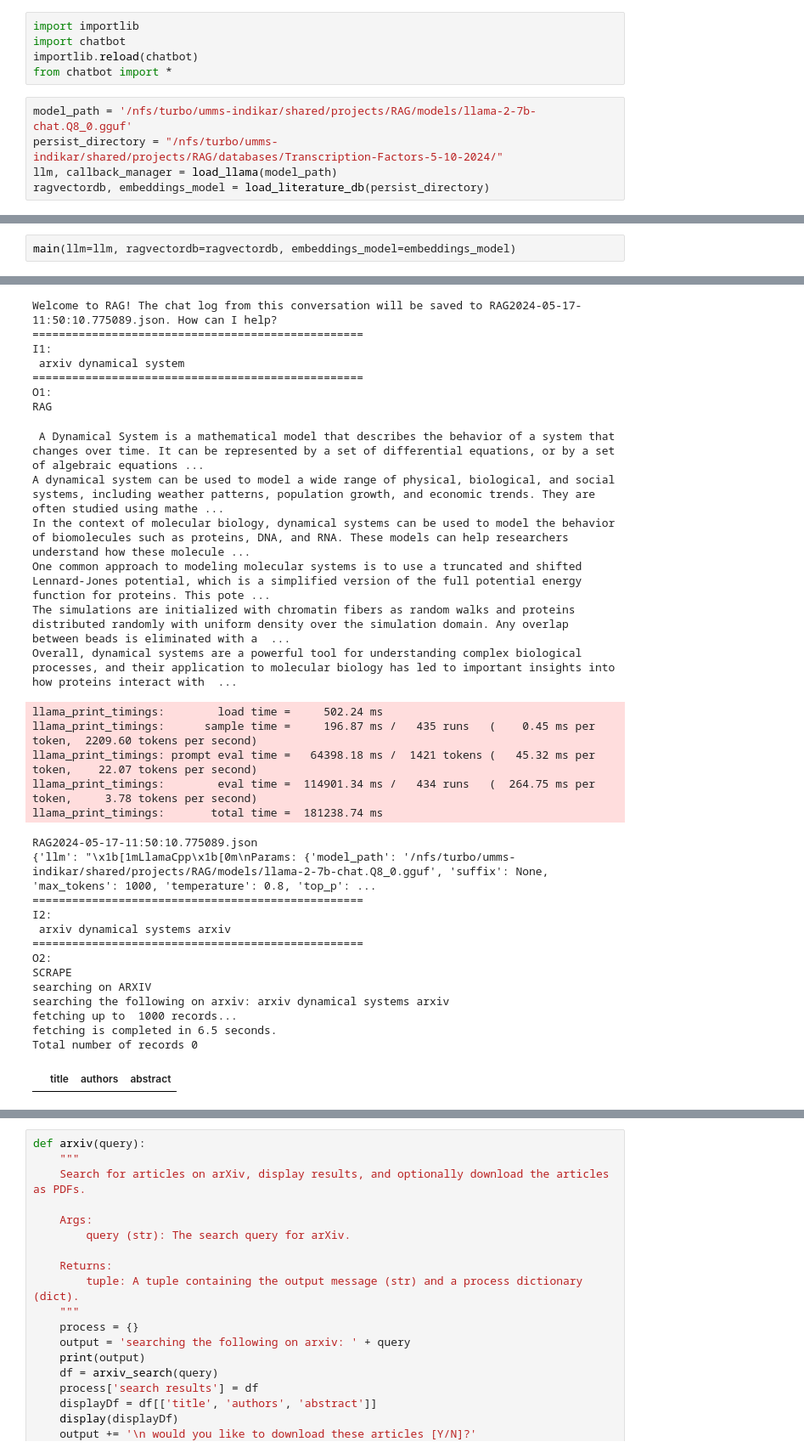
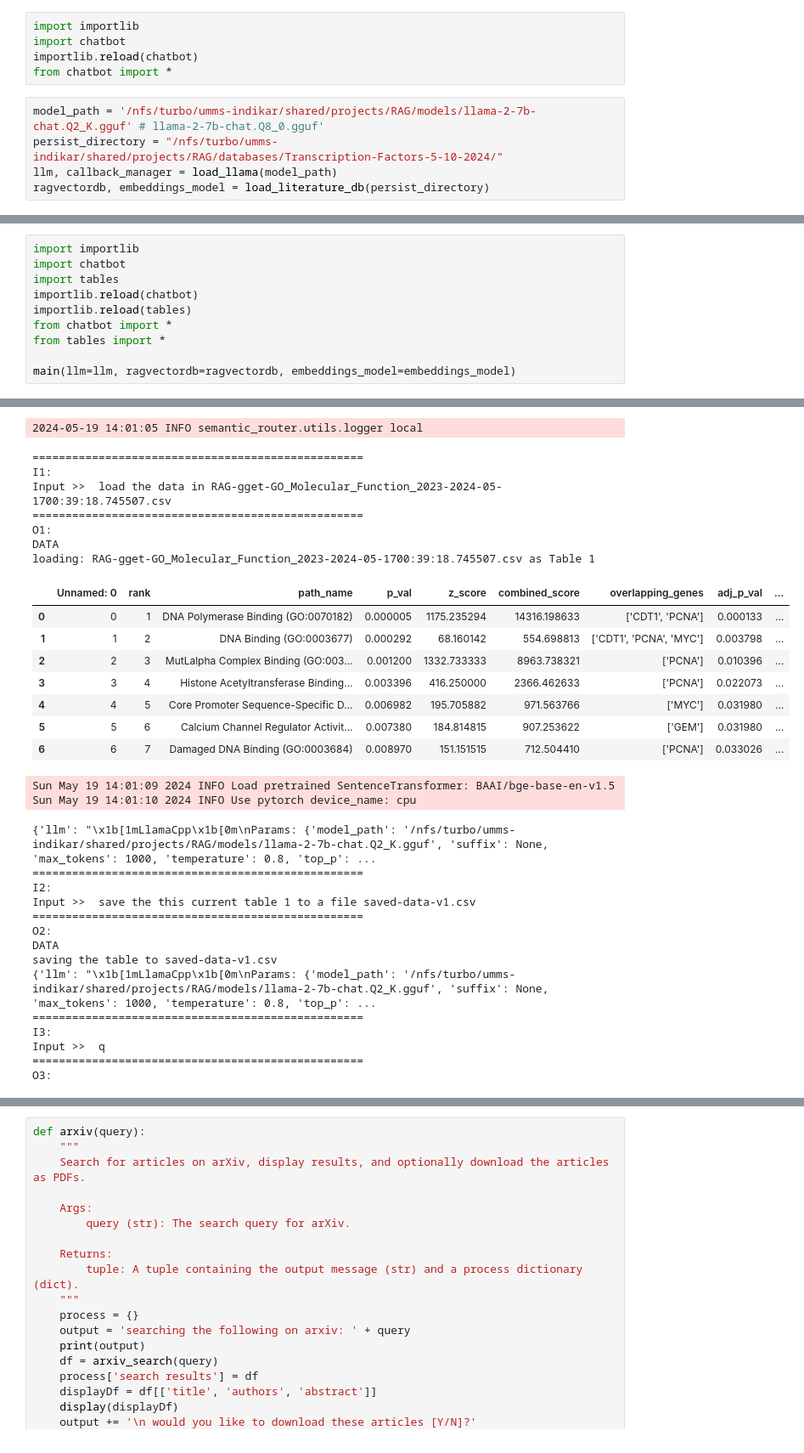
Before and after one commit to Jpickard1/BRAD, a Jupyter notebook: Untitled.ipynb, the cells around one changed output, grey strips where cells are left out. Shown at 85% size. Drawn from its saved outputs; the diff is of its cells as text.

Commit message:
load/save of tables implemented

```diff
--- a/Untitled.ipynb
+++ b/Untitled.ipynb
@@ -4,7 +4,7 @@ import chatbot
 importlib.reload(chatbot)
 from chatbot import *
 # %%
-model_path = '/nfs/turbo/umms-indikar/shared/projects/RAG/models/llama-2-7b-chat.Q8_0.gguf'
+model_path = '/nfs/turbo/umms-indikar/shared/projects/RAG/models/llama-2-7b-chat.Q2_K.gguf' # llama-2-7b-chat.Q8_0.gguf'
 persist_directory = "/nfs/turbo/umms-indikar/shared/projects/RAG/databases/Transcription-Factors-5-10-2024/"
 llm, callback_manager = load_llama(model_path)
 ragvectordb, embeddings_model = load_literature_db(persist_directory)
@@ -29,3 +32,11 @@ Fri May 17 11:49:57 2024 INFO Collection DB_cosine_cSize_700_cOver_200 is not cr
 # %%
+import importlib
+import chatbot
+import tables
+importlib.reload(chatbot)
+importlib.reload(tables)
+from chatbot import *
+from tables import *
+
 main(llm=llm, ragvectordb=ragvectordb, embeddings_model=embeddings_model)
 # %% [output]
@@ -33,32 +44,32 @@ main(llm=llm, ragvectordb=ragvectordb, embeddings_model=embeddings_model)
-Welcome to RAG! The chat log from this conversation will be saved to RAG2024-05-17-11:50:10.775089.json. How can I help?
-==================================================
-I1:
- arxiv dynamical system
-==================================================
-O1:
-RAG
+2024-05-19 14:01:05 INFO semantic_router.utils.logger local
- A Dynamical System is a mathematical model that describes the behavior of a system that changes over time. It can be represented by a set of differential equations, or by a set of algebraic equations ...
-A dynamical system can be used to model a wide range of physical, biological, and social systems, including weather patterns, population growth, and economic trends. They are often studied using mathe ...
-In the context of molecular biology, dynamical systems can be used to model the behavior of biomolecules such as proteins, DNA, and RNA. These models can help researchers understand how these molecule ...
-One common approach to modeling molecular systems is to use a truncated and shifted Lennard-Jones potential, which is a simplified version of the full potential energy function for proteins. This pote ...
-The simulations are initialized with chromatin fibers as random walks and proteins distributed randomly with uniform density over the simulation domain. Any overlap between beads is eliminated with a  ...
-Overall, dynamical systems are a powerful tool for understanding complex biological processes, and their application to molecular biology has led to important insights into how proteins interact with  ...
+==================================================
+I1:
+Input >>  load the data in RAG-gget-GO_Molecular_Function_2023-2024-05-1700:39:18.745507.csv
+==================================================
+O1:
+DATA
+loading: RAG-gget-GO_Molecular_Function_2023-2024-05-1700:39:18.745507.csv as Table 1
+|  | Unnamed: 0 | rank | path_name | p_val | z_score | combined_score | overlapping_genes | adj_p_val | ... |
+| 0 | 0 | 1 | DNA Polymerase Binding (GO:0070182) | 0.000005 | 1175.235294 | 14316.198633 | ['CDT1', 'PCNA'] | 0.000133 | ... |
+| 1 | 1 | 2 | DNA Binding (GO:0003677) | 0.000292 | 68.160142 | 554.698813 | ['CDT1', 'PCNA', 'MYC'] | 0.003798 | ... |
+| 2 | 2 | 3 | MutLalpha Complex Binding (GO:003... | 0.001200 | 1332.733333 | 8963.738321 | ['PCNA'] | 0.010396 | ... |
+| 3 | 3 | 4 | Histone Acetyltransferase Binding... | 0.003396 | 416.250000 | 2366.462633 | ['PCNA'] | 0.022073 | ... |
+| 4 | 4 | 5 | Core Promoter Sequence-Specific D... | 0.006982 | 195.705882 | 971.563766 | ['MYC'] | 0.031980 | ... |
+| 5 | 5 | 6 | Calcium Channel Regulator Activit... | 0.007380 | 184.814815 | 907.253622 | ['GEM'] | 0.031980 | ... |
+| 6 | 6 | 7 | Damaged DNA Binding (GO:0003684) | 0.008970 | 151.151515 | 712.504410 | ['PCNA'] | 0.033026 | ... |
-llama_print_timings:        load time =     502.24 ms
-llama_print_timings:      sample time =     196.87 ms /   435 runs   (    0.45 ms per token,  2209.60 tokens per second)
-llama_print_timings: prompt eval time =   64398.18 ms /  1421 tokens (   45.32 ms per token,    22.07 tokens per second)
-llama_print_timings:        eval time =  114901.34 ms /   434 runs   (  264.75 ms per token,     3.78 tokens per second)
-llama_print_timings:       total time =  181238.74 ms
+Sun May 19 14:01:09 2024 INFO Load pretrained SentenceTransformer: BAAI/bge-base-en-v1.5
+Sun May 19 14:01:10 2024 INFO Use pytorch device_name: cpu
-RAG2024-05-17-11:50:10.775089.json
-{'llm': "\x1b[1mLlamaCpp\x1b[0m\nParams: {'model_path': '/nfs/turbo/umms-indikar/shared/projects/RAG/models/llama-2-7b-chat.Q8_0.gguf', 'suffix': None, 'max_tokens': 1000, 'temperature': 0.8, 'top_p': ...
+{'llm': "\x1b[1mLlamaCpp\x1b[0m\nParams: {'model_path': '/nfs/turbo/umms-indikar/shared/projects/RAG/models/llama-2-7b-chat.Q2_K.gguf', 'suffix': None, 'max_tokens': 1000, 'temperature': 0.8, 'top_p': ...
 ==================================================
 I2:
- arxiv dynamical systems arxiv
+Input >>  save the this current table 1 to a file saved-data-v1.csv
 ==================================================
 O2:
-SCRAPE
-searching on ARXIV
-searching the following on arxiv: arxiv dynamical systems arxiv
-fetching up to  1000 records...
-fetching is completed in 6.5 seconds.
-Total number of records 0
+DATA
+saving the table to saved-data-v1.csv
+{'llm': "\x1b[1mLlamaCpp\x1b[0m\nParams: {'model_path': '/nfs/turbo/umms-indikar/shared/projects/RAG/models/llama-2-7b-chat.Q2_K.gguf', 'suffix': None, 'max_tokens': 1000, 'temperature': 0.8, 'top_p': ...
+==================================================
+I3:
+Input >>  q
+==================================================
+O3:
-|  | title | authors | abstract |
```
Also changed, not shown: parts of 3 cells of this notebook, 2 other files.
